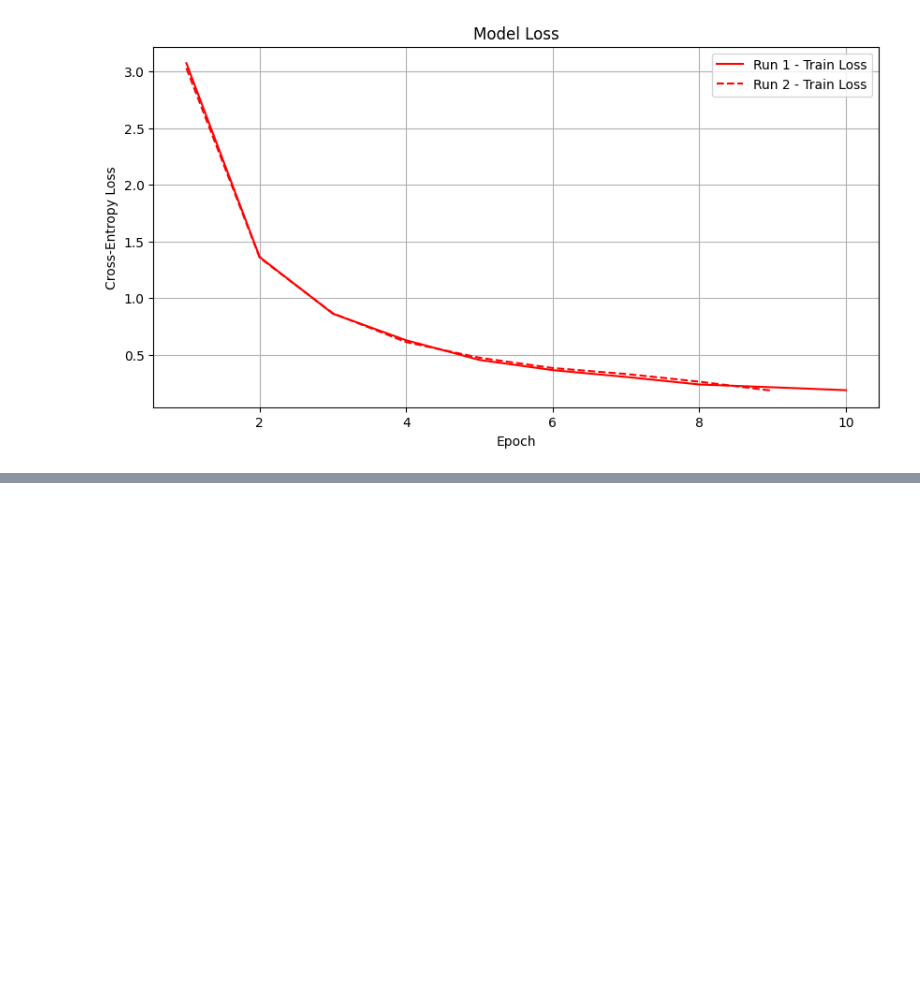
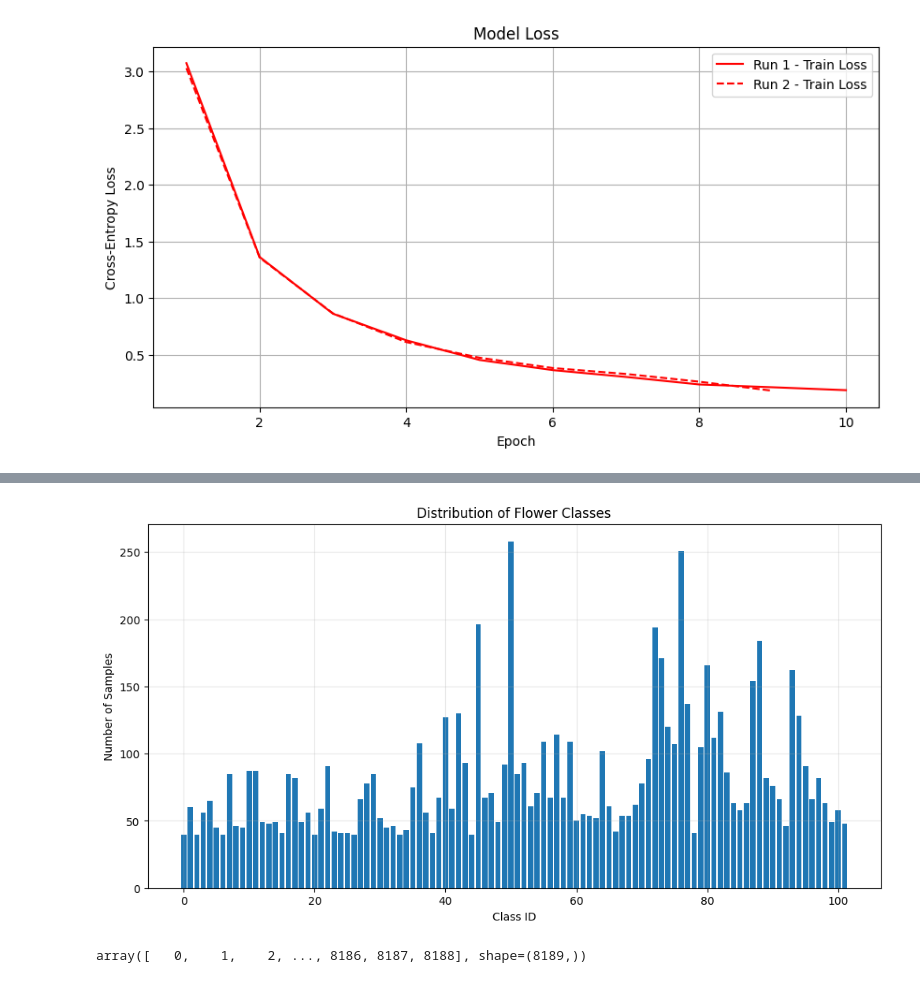
Before and after one commit to tomhil/Assignment4, a Jupyter notebook: sample.ipynb, the cells around one changed output, grey strips where cells are left out. Drawn from its saved outputs; the diff is of its cells as text; code cells hidden in the pictures; blank space fills up the shorter version.

```diff
--- a/sample.ipynb
+++ b/sample.ipynb
@@ -531,0 +754,14 @@ Early stopping triggered at epoch 9. Best Val Acc: 83.88%
+# %%
+plt.figure(figsize=(12, 6))
+plt.hist(all_labels, bins=np.arange(103) - 0.5, rwidth=0.8)
+plt.title('Distribution of Flower Classes')
+plt.xlabel('Class ID')
+plt.ylabel('Number of Samples')
+plt.grid(True, alpha=0.3)
+plt.show()
+# %% [output]
+[figure, added]
+# %%
+all_indices
+# %% [output]
+array([   0,    1,    2, ..., 8186, 8187, 8188], shape=(8189,))
```
Also changed, not shown: parts of 14 cells of this notebook.
